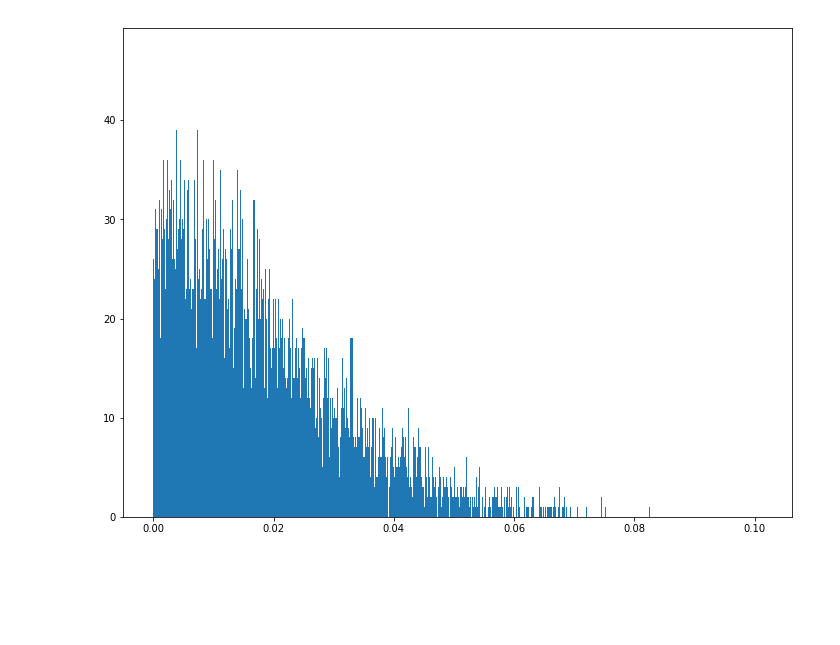
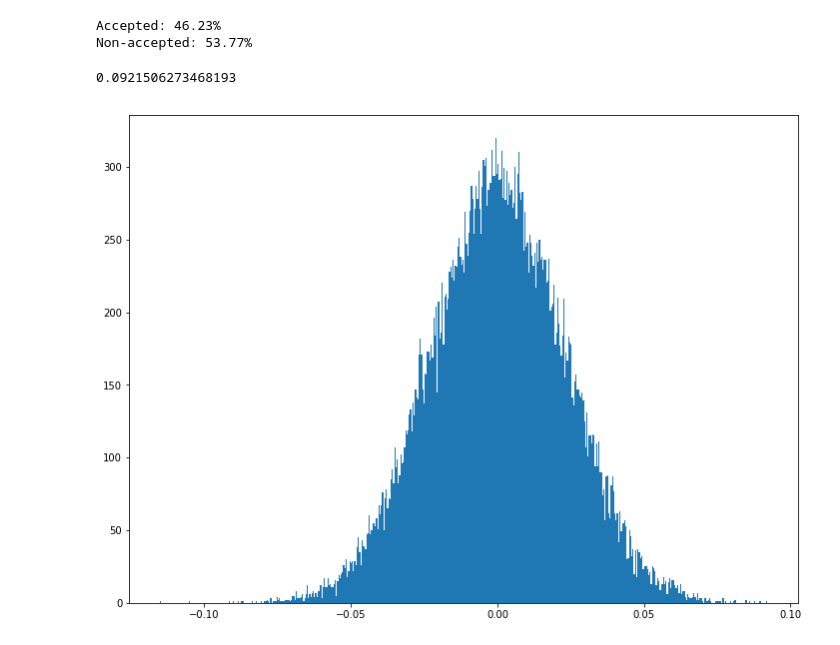
Before and after one commit to nikitadobrokhtov/monte-karlo-methods, a Jupyter notebook: Homework2_energy_of_classic_system/Classic system.ipynb, the cells around one changed output. Cells and saved outputs as stored; diff of their text form; code cells hidden in the pictures; blank space fills up the shorter version.

```diff
--- a/Homework2_energy_of_classic_system/Classic system.ipynb
+++ b/Homework2_energy_of_classic_system/Classic system.ipynb
@@ -37,20 +42,35 @@ def algorithm_condition(velocity_change, velocity, E_d, E_0):
 # %%
-N = 10000000 #number of iterations
+N = 6000000 #number of iterations
 E = np.zeros(N + 1)
 E[0] = E_0
 
+accepted = 0
+non_accepted = 0
 
 for i in range(N):
     random_int = next(ri)
     velocity_change = next(ruv)
-    E[i+1], molecules[random_int], E_d = algorithm_condition(velocity_change=velocity_change, velocity=molecules[random_int], E_d=E_d, E_0=E_0)
+    E[i+1], molecules[random_int], E_d, accepted, non_accepted \
+    = algorithm_condition(velocity_change=velocity_change,
+                          velocity=molecules[random_int], E_d=E_d, E_0=E_0,
+                          accepted=accepted, non_accepted=non_accepted)
+
+print("Accepted: " + str(round((accepted / N * 100), 2)) + "%")
+print("Non-accepted: " + str(round((non_accepted / N * 100), 2)) + "%")
+# %% [output]
+Accepted: 46.23%
+Non-accepted: 53.77%
+# %%
+max(molecules)
+# %% [output]
+0.0921506273468193
 # %%
 figure = plt.figure(figsize = (12, 9))
 
-plt.hist(np.abs(molecules), bins=5000)
+plt.hist(molecules, bins=500)
 plt.show()
 # %% [output]
-[figure, old version]
+[figure, new version]
 # %%
 figure = plt.figure(figsize = (12, 9))
 
```
Also changed, not shown: parts of 4 cells of this notebook.
